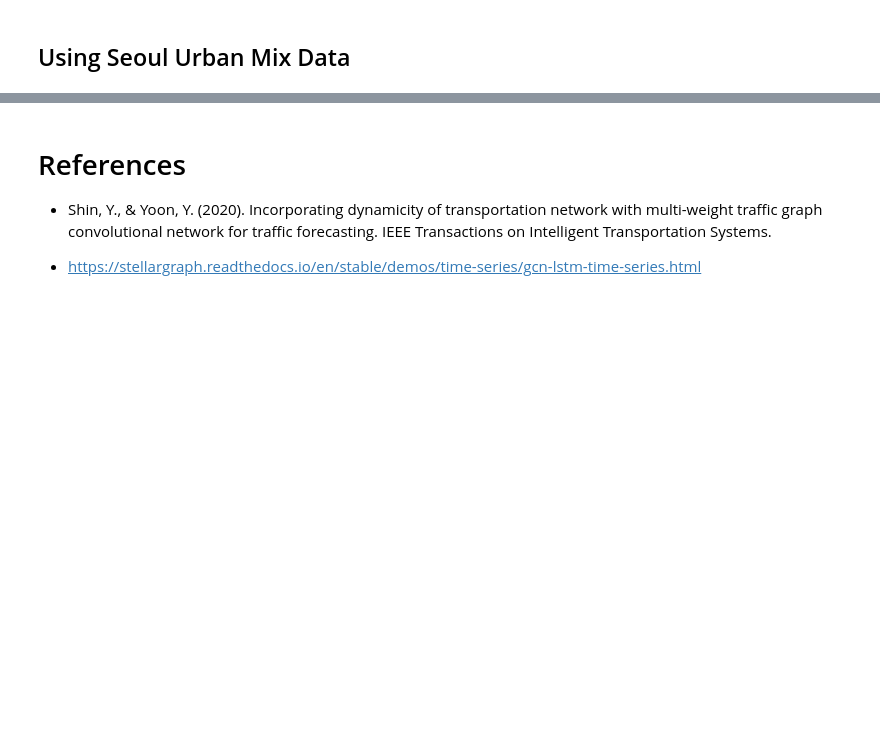
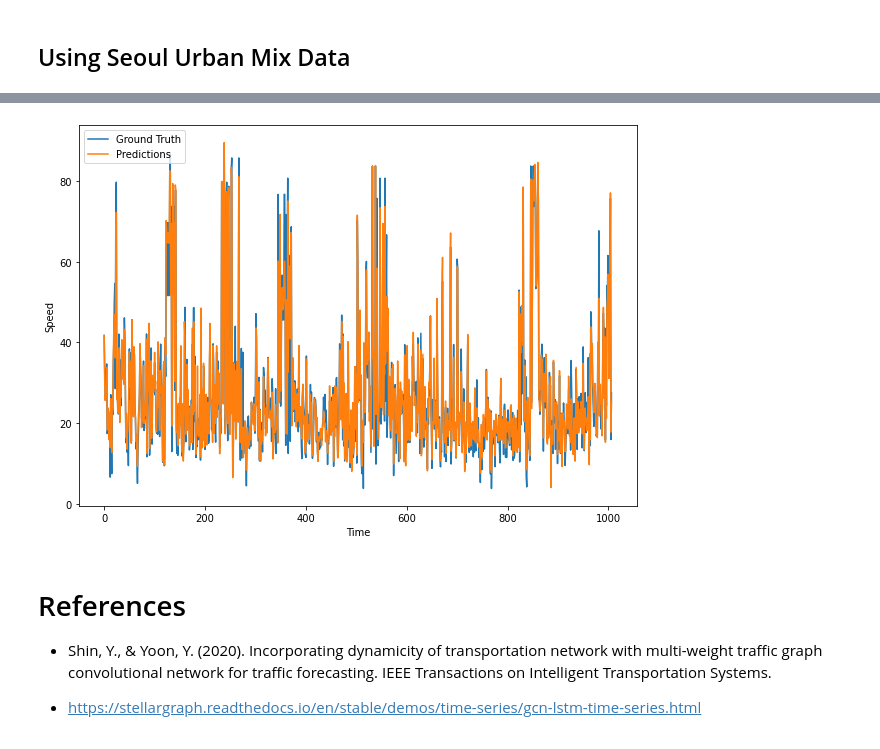
Before and after one commit to mhmdrdwn/traffic, a Jupyter notebook: notebooks/tgcn-seoul-dataset.ipynb, the cells around one changed output, grey strips where cells are left out. Cells and saved outputs as stored; diff of their text form; code cells hidden in the pictures; blank space fills up the shorter version.

```diff
--- a/notebooks/tgcn-seoul-dataset.ipynb
+++ b/notebooks/tgcn-seoul-dataset.ipynb
@@ -292,3 +359,25 @@ plt.show()
+# %%
+train_preds = model.predict(trainX)
+test_preds = model.predict(testX)
+# %%
+## descale values (get original values before scaling)
+max_speed = train_data.max()
+min_speed = train_data.min()
+
+train_original = np.array(trainY * max_speed)
+test_original = np.array(testY * max_speed)
+train_preds = np.array((train_preds) * max_speed)
+test_preds = np.array((test_preds) * max_speed)
+# %%
+plt.figure(figsize=(10,7))
+plt.plot(range(len(test_original[2])), test_original[2], label='Ground Truth')
+plt.plot(range(len(test_preds[2])), test_preds[2], label='Predictions')
+plt.xlabel('Time')
+plt.ylabel('Speed')
+plt.legend(loc="upper left")
+plt.show()
+# %% [output]
+[figure, added]
 # %% [markdown]
 # References
 
```
Also changed, not shown: parts of 15 cells of this notebook, 1 other file.
